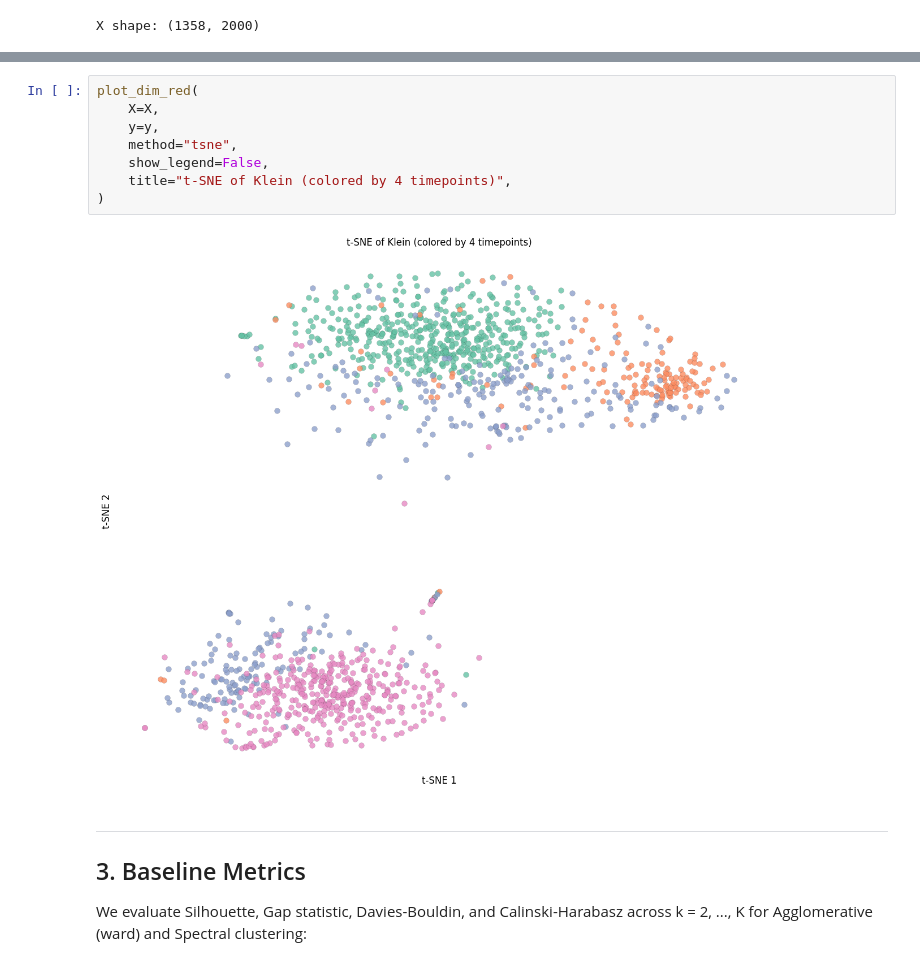
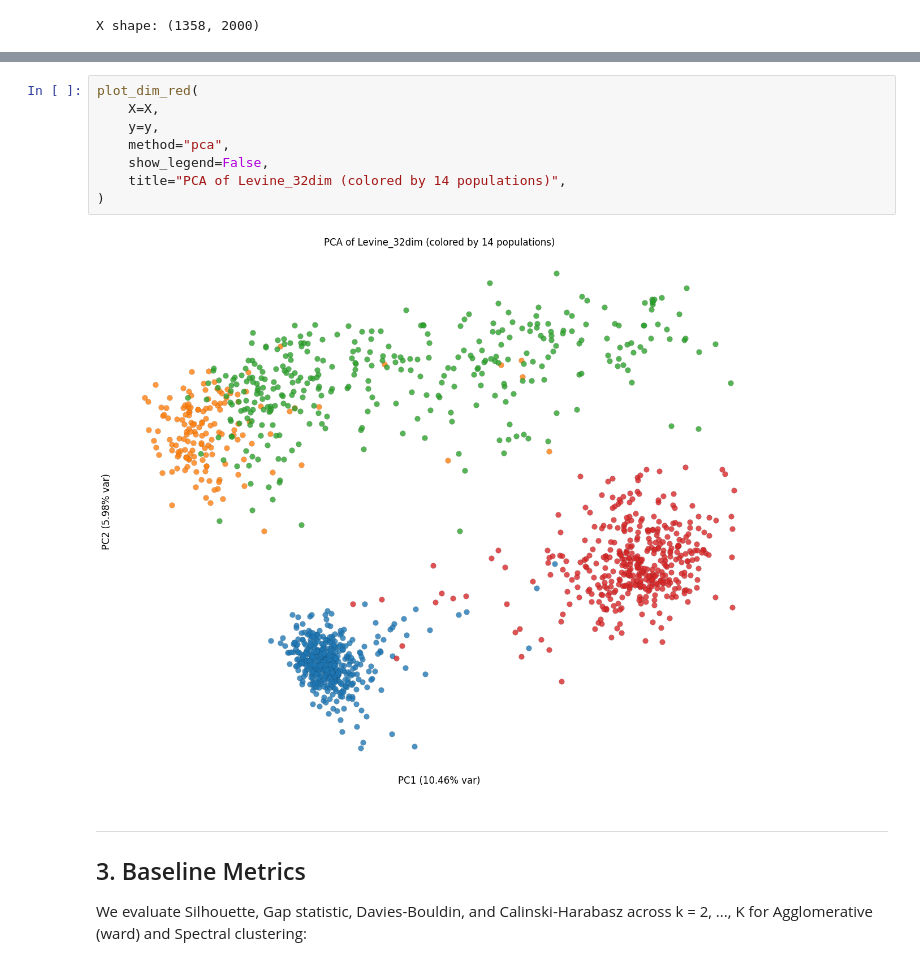
Before and after one commit to DataSlingers/CARVE, a Jupyter notebook: notebooks/case_studies/Klein.ipynb, the cells around one changed output, grey strips where cells are left out. Saved outputs shown, nothing was run; the diff lists cells and outputs as text.

```diff
--- a/notebooks/case_studies/Klein.ipynb
+++ b/notebooks/case_studies/Klein.ipynb
@@ -234,13 +228,13 @@ plot_dim_red(
-# %%
-plot_dim_red(
-    X=X,
-    y=y,
-    method="tsne",
-    show_legend=False,
-    title="t-SNE of Klein (colored by 4 timepoints)",
-)
-# %% [output]
-[figure, removed]
+# %%
+plot_dim_red(
+    X=X,
+    y=y,
+    method="pca",
+    show_legend=False,
+    title="PCA of Levine_32dim (colored by 14 populations)",
+)
+# %% [output]
+[figure, added]
 # %% [markdown]
 ---
 
```
Also changed, not shown: parts of 7 cells of this notebook, 7 other files.
